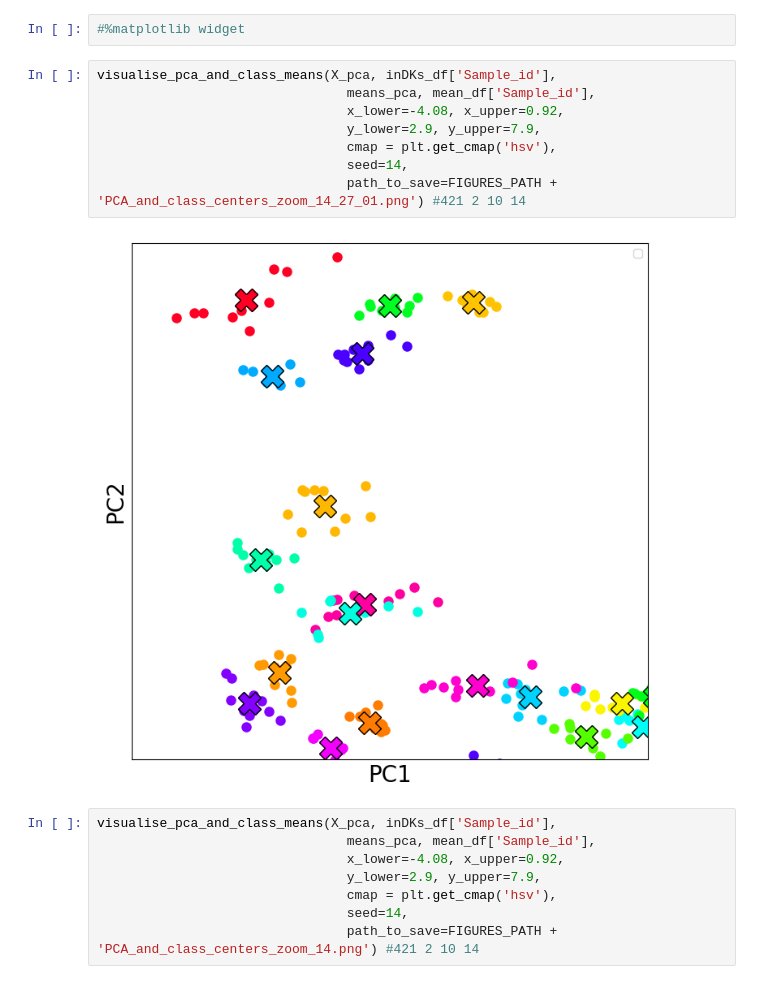
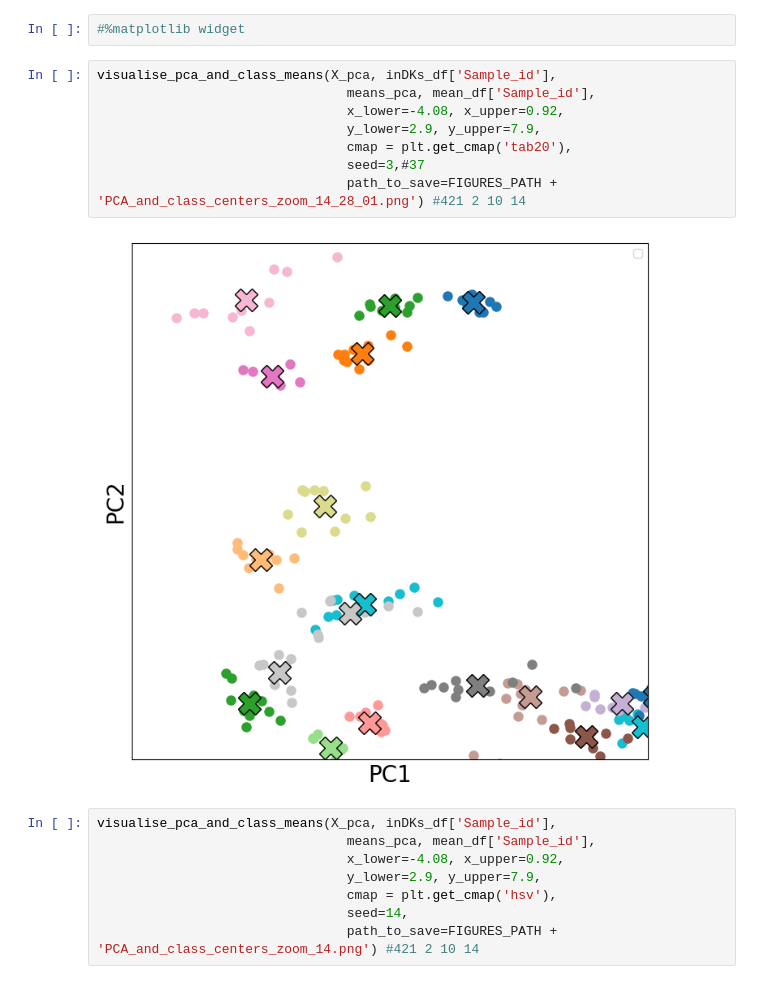
Before and after one commit to BDomzal/inks, a Jupyter notebook: notebooks/training_data_quality_visualisations.ipynb, the cells around one changed output. Cells and saved outputs as stored; diff of their text form.

```diff
--- a/notebooks/training_data_quality_visualisations.ipynb
+++ b/notebooks/training_data_quality_visualisations.ipynb
@@ -93,13 +93,13 @@ means_pca = pca.transform(mean_df[ELEMENTS_TO_KEEP])
 # %%
 visualise_pca_and_class_means(X_pca, inDKs_df['Sample_id'],
                                 means_pca, mean_df['Sample_id'],
                                 x_lower=-4.08, x_upper=0.92,
                                 y_lower=2.9, y_upper=7.9,
-                                cmap = plt.get_cmap('hsv'),
-                                seed=14,
-                                path_to_save=FIGURES_PATH + 'PCA_and_class_centers_zoom_14_27_01.png') #421 2 10 14
+                                cmap = plt.get_cmap('tab20'),
+                                seed=3,#37
+                                path_to_save=FIGURES_PATH + 'PCA_and_class_centers_zoom_14_28_01.png') #421 2 10 14
 # %% [output]
-[figure, old version]
+[figure, new version]
 # %%
 visualise_pca_and_class_means(X_pca, inDKs_df['Sample_id'],
                                 means_pca, mean_df['Sample_id'],
```
